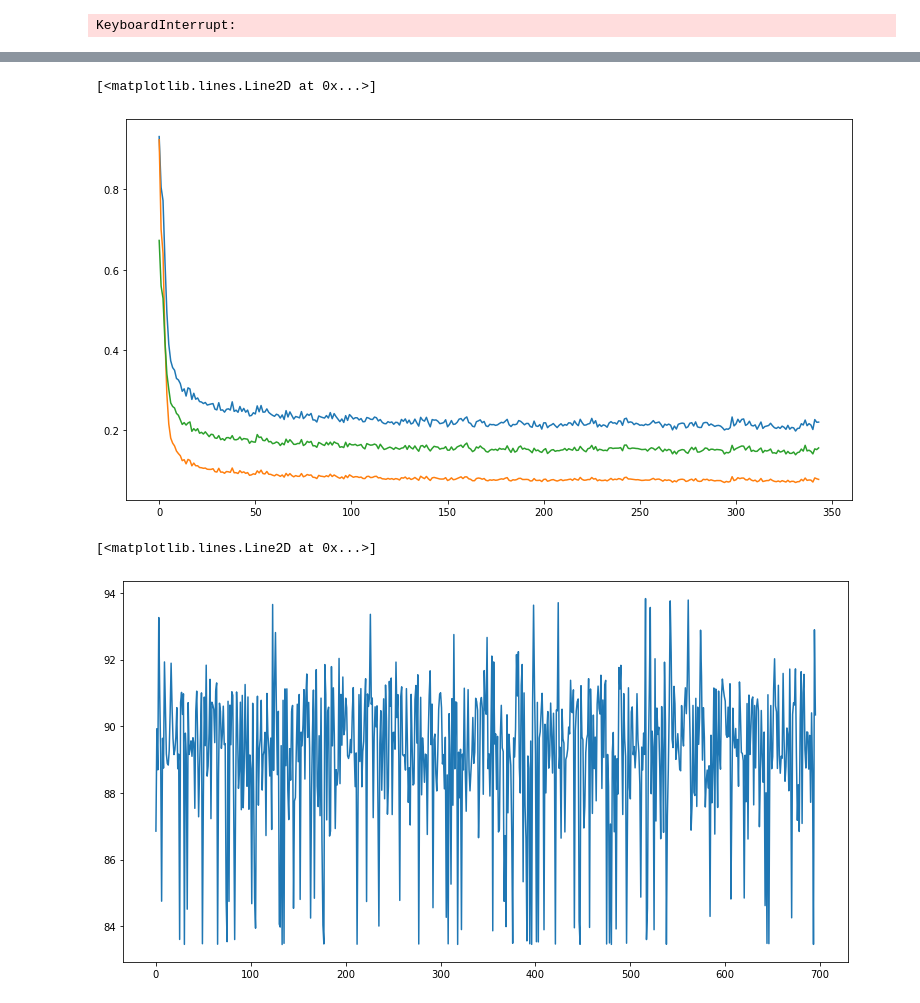
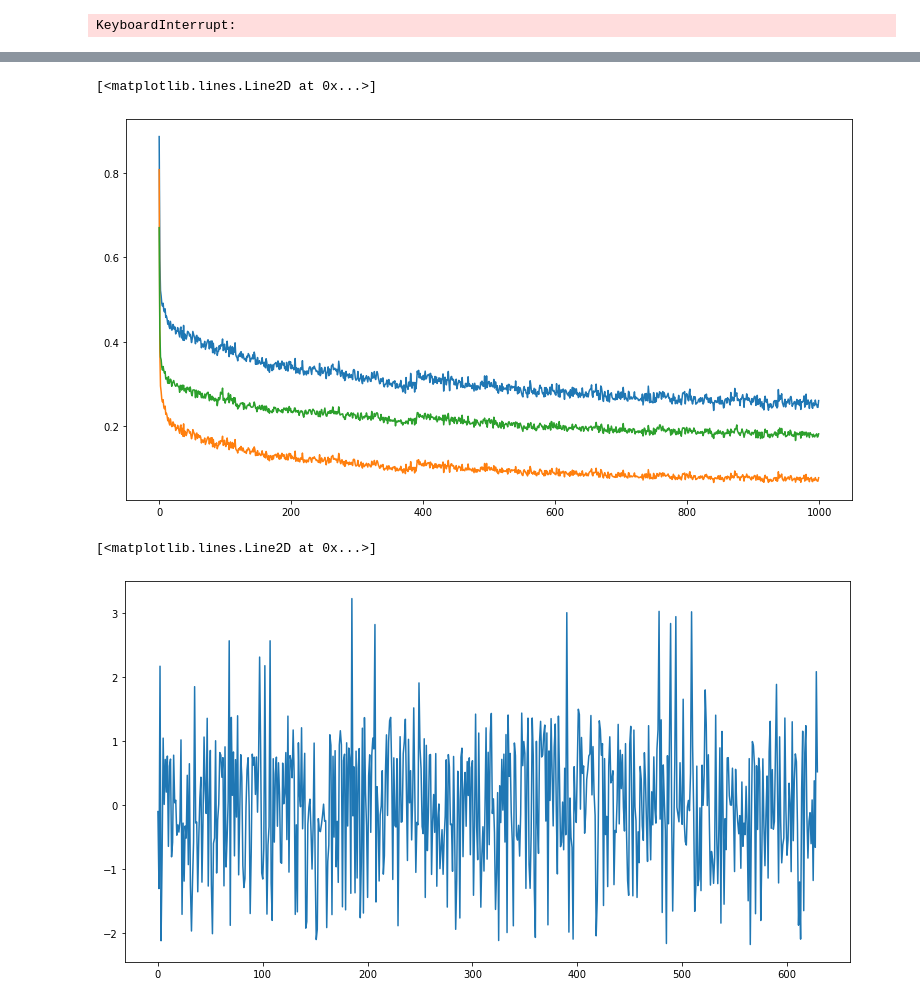
Before and after one commit to clement-micol/Project-IEOR4575, a Jupyter notebook: Untitled.ipynb, the cells around one changed output, grey strips where cells are left out. Cells and saved outputs as stored; diff of their text form; code cells hidden in the pictures.

```diff
--- a/Untitled.ipynb
+++ b/Untitled.ipynb
@@ -37,7 +44,9 @@ laps_race_mini["Acceleration"] = laps_race_mini["Speed-1"].diff().fillna(method=
 laps_qualification_mini = pd.read_csv("./data/qualification_minisector.csv")
 # %%
 laps_race = pd.read_csv("./data/laps_race.csv")
+laps_race["Acceleration"] = laps_race.groupby("DriverNumber")["LapTime"].diff().fillna(method="backfill")
 laps_race["LapTime-1"] = laps_race.groupby("DriverNumber")["LapTime"].shift().fillna(method="backfill")
+laps_race["Acceleration-1"] = laps_race.groupby("DriverNumber")["Acceleration"].shift().fillna(method="backfill")
 laps_qualification = pd.read_csv("./data/laps_qualification.csv")
 laps_qualification = laps_qualification[laps_qualification["TrackStatus"]==0]
 laps_qualification["DistanceToDriverAhead"]=0
@@ -68,9 +77,9 @@ def spliting_data(average_speed):
   return X_train_list, X_test_list, y_train_list, y_test_list
 # %%
 from sklearn.preprocessing import StandardScaler
-laps = laps[["LapNumber","TyreLife","Compound","Piting","DriverNumber","LapTime","TrackStatus","DistanceToDriverAhead","LapTime-1"]].dropna()
-X = laps[["LapNumber","TyreLife","Compound","Piting","DriverNumber","DistanceToDriverAhead","LapTime-1"]]
-y = laps["LapTime"]
+laps = laps_race[["LapNumber","TyreLife","Compound","LapTime","TrackStatus","DistanceToDriverAhead","Acceleration-1","LapTime-1"]].dropna()
+X = laps[["LapNumber","TyreLife","Compound","DistanceToDriverAhead","LapTime-1"]]
+y = laps[["LapTime"]]
 scaler_X = StandardScaler()
 scaler_y = StandardScaler()
 mean = np.mean(y)
@@ -81,12 +97,12 @@ X_train, X_test, y_train, y_test = train_test_split(X,y,test_size=0.2,random_sta
 # %% [markdown]
 ## Implement the model
 # %%
-from keras.regularizers import l1
-def NAM(num_input=7,dropout_ratio = 0.2,regularizer_value = 0.01, mlp_size=90, output_lstm_size = 24, decay_rate=0.95,lstm_input=48, initial_learning_rate=1e-2):
+from keras.regularizers import l2
+def NAM(num_input=5,dropout_ratio = 0.2,regularizer_value = 0.01, mlp_size=128, output_lstm_size = 20, decay_rate=0.95,lstm_input=32, initial_learning_rate=5e-3):
     feature_input = layers.Input(shape=(1,num_input))
     embbed_feature_input = layers.Lambda(lambda x : tf.split(x,num_input,axis=2))(feature_input)
     feature_output = []
-    for i in range(num_input-1):
+    for i in range(num_input):
         x = layers.Dense(mlp_size,activation="relu",kernel_initializer="he_uniform")(embbed_feature_input[i])# or 64 as best hyperparameters
         x = layers.Dense(mlp_size,activation="relu",kernel_initializer="he_uniform")(x)
         x = layers.Dense(mlp_size//2,activation="relu",kernel_initializer="he_uniform")(x)
@@ -100,7 +116,7 @@ def NAM(num_input=7,dropout_ratio = 0.2,regularizer_value = 0.01, mlp_size=90, o
     combined_output = layers.Dropout(dropout_ratio)(combined_output)
     combined_output = layers.BatchNormalization(trainable=True)(combined_output)
     lstm_output = layers.LSTM(output_lstm_size)(combined_output)
-    output = layers.Dense(1,activation="linear",kernel_initializer="he_uniform", kernel_regularizer=l1(regularizer_value))(lstm_output)
+    output = layers.Dense(1,activation="linear",kernel_initializer="he_uniform", kernel_regularizer=l2(regularizer_value))(lstm_output)
     model = keras.Model(inputs=feature_input,outputs=output)
     lr_schedule = tf.keras.optimizers.schedules.ExponentialDecay(
         initial_learning_rate,
@@ -135,9 +151,10 @@ for mean, stdev, param in zip(means, stds, params):
 # %% [output]
 KeyboardInterrupt:
 # %%
-batch_size = 64
+batch_size = 256
 num_epochs = 1000
 model = NAM()
+
 checkpoint_filepath = "./data/tmp/checkpoint_NAM"
 checkpoint_callback = keras.callbacks.ModelCheckpoint(
         checkpoint_filepath,
@@ -145,7 +162,7 @@ checkpoint_callback = keras.callbacks.ModelCheckpoint(
         save_best_only=True,
         save_weights_only=True,
     )
-early_stoping_callback = keras.callbacks.EarlyStopping(monitor='val_loss', patience=200)
+early_stoping_callback = keras.callbacks.EarlyStopping(monitor='loss', patience=200)
 
 history = model.fit(
         x=np.reshape(X_train,(X_train.shape[0],1,X_train.shape[1])),
@@ -181,14 +198,14 @@ plt.plot(history.history["loss"])
 plt.plot(history.history["MAE"])
 # %% [output]
 [<matplotlib.lines.Line2D at 0x...>]
-[figure, old version]
+[figure, new version]
 # %%
 model.load_weights(checkpoint_filepath)
 y_pred = model(np.reshape(X_train,(X_train.shape[0],1,X_train.shape[1])))
 # %%
 import matplotlib.pyplot as plt
-plt.plot(tf.reshape(y_pred,(-1,1))*std+mean)
+plt.plot(tf.reshape(y_pred,(-1)))
 # %% [output]
 [<matplotlib.lines.Line2D at 0x...>]
-[figure, old version]
+[figure, new version]
 # %%
```
Also changed, not shown: parts of 13 cells of this notebook, 2 other files.
